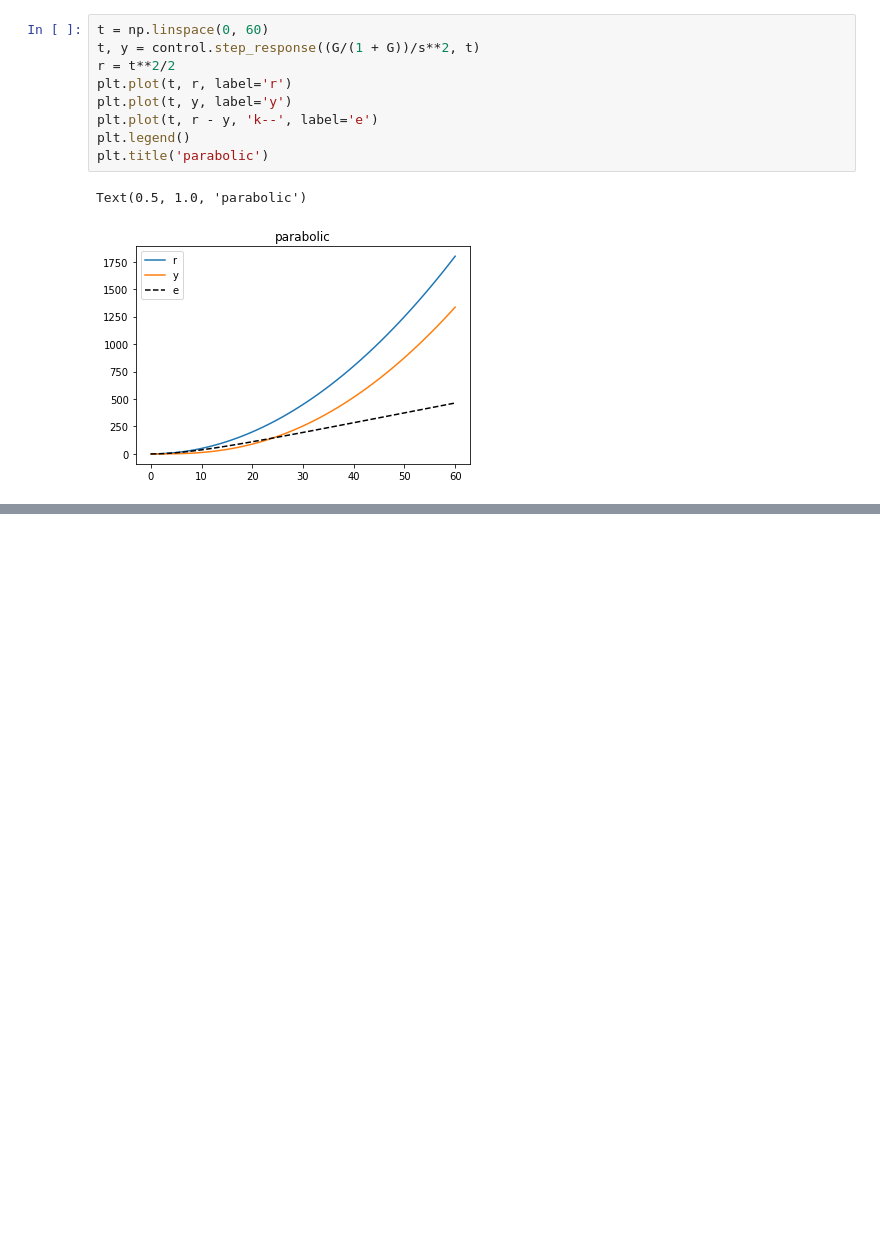
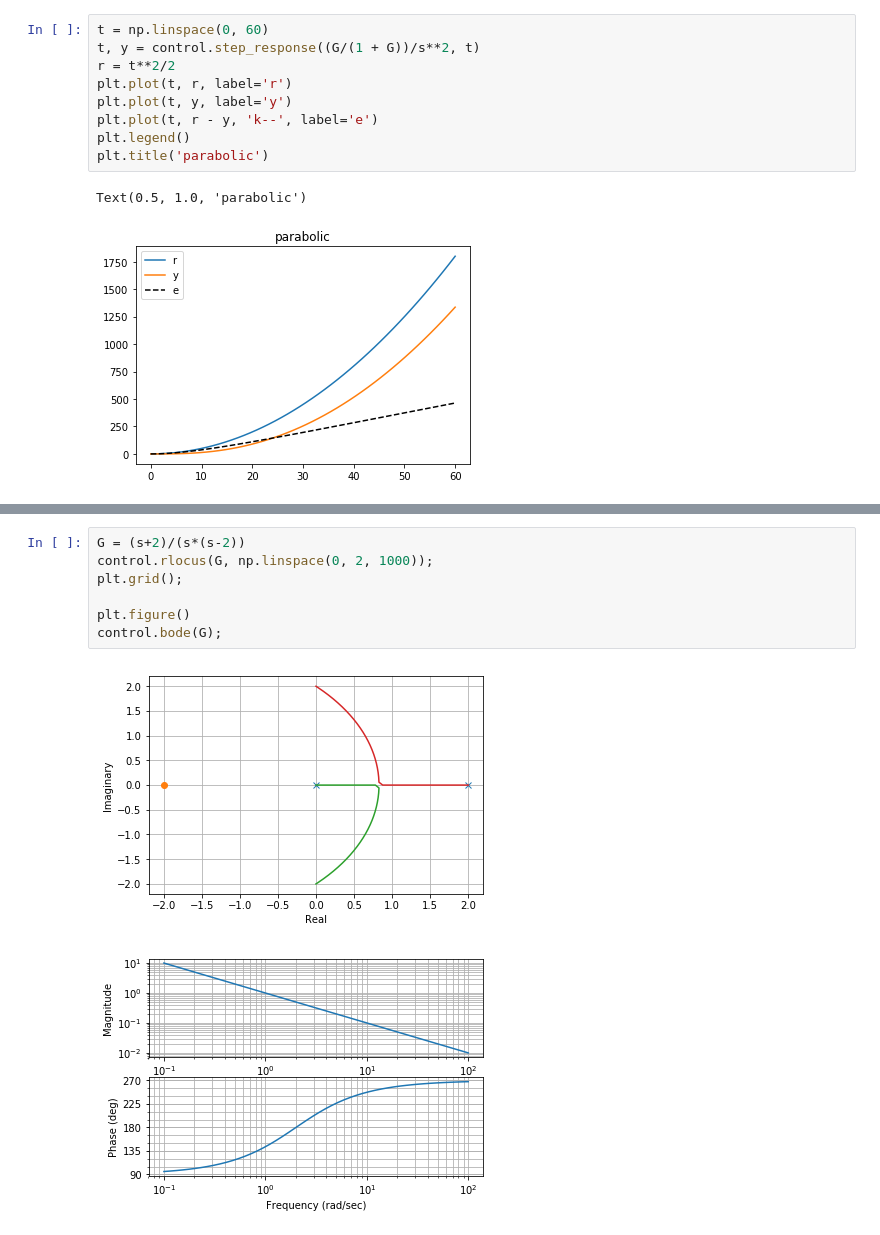
Before and after one commit to jgoppert/aae364_notebook, a Jupyter notebook: SteadyStateError.ipynb, the cells around one changed output, grey strips where cells are left out. Saved outputs shown, nothing was run; the diff lists cells and outputs as text; blank space fills up the shorter version.

```diff
--- a/SteadyStateError.ipynb
+++ b/SteadyStateError.ipynb
@@ -153,0 +192,10 @@ Text(0.5, 1.0, 'parabolic')
+# %%
+G = (s+2)/(s*(s-2))
+control.rlocus(G, np.linspace(0, 2, 1000));
+plt.grid();
+
+plt.figure()
+control.bode(G);
+# %% [output]
+[figure, added]
+[figure, added]
```
Also changed, not shown: parts of 3 cells of this notebook.
